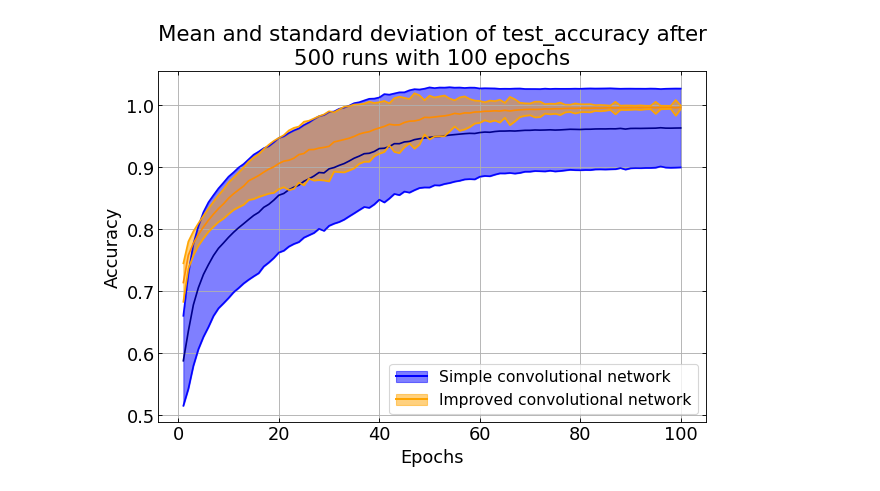
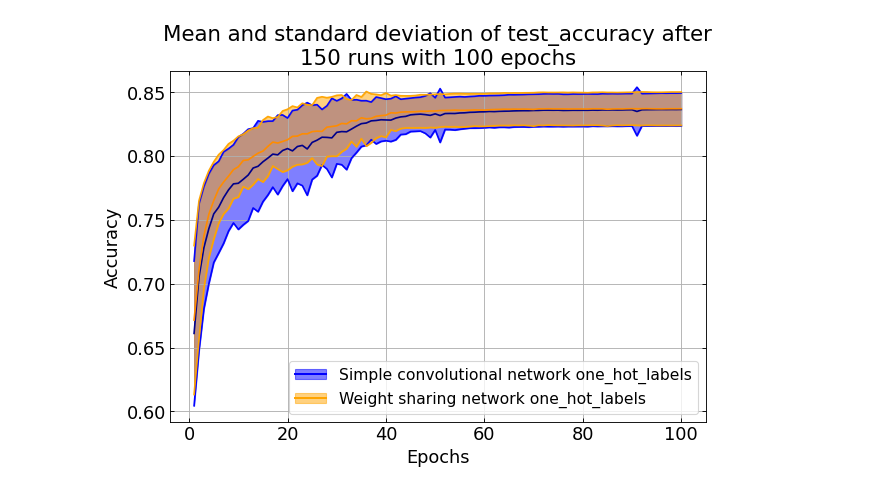
Before and after one commit to I-am-Rudi/DL_FinalProject, a Jupyter notebook: Project_1/main.ipynb, the cells around one changed output. Drawn from its saved outputs; the diff is of its cells as text; code cells hidden in the pictures.

```diff
--- a/Project_1/main.ipynb
+++ b/Project_1/main.ipynb
@@ -122,0 +26,7 @@ KeyboardInterrupt:
+# %%
+nb_trials = 150
+epochs = 100
+batch_size = 50
+one_hot_labels = True
+lr=.01
+layers = [64, 64, 32]
@@ -122,0 +217,6 @@ KeyboardInterrupt:
+# %%
+one_hot_labels = False
+
+name = "Simple convolutional network one_hot_labels"
+pm_results = run_analysis(Plain_model, nb_trials, epochs, layers, device, name, batch_size=batch_size, lr=lr, one_hot_labels=one_hot_labels, loss=nn.MSELoss())
+res_save(pm_results, name)
@@ -122,0 +242,4 @@ KeyboardInterrupt:
+# %%
+name = "Weight sharing network one_hot_labels"
+ws_results = run_analysis(Ws_model,  nb_trials, epochs, layers, device, name, batch_size=batch_size, lr=lr, one_hot_labels=one_hot_labels, loss=nn.MSELoss())
+res_save(ws_results, name)
@@ -123,5 +311,5 @@ KeyboardInterrupt:
 # %%
-plot_comparison(pm_results, pmi_results, epochs, nb_trials)
+plot_comparison(pm_results, ws_results, epochs, nb_trials)
 # %% [output]
-[figure, old version]
+[figure, new version]
 # %%
```
Also changed, not shown: parts of 21 cells of this notebook, 44 other files.
